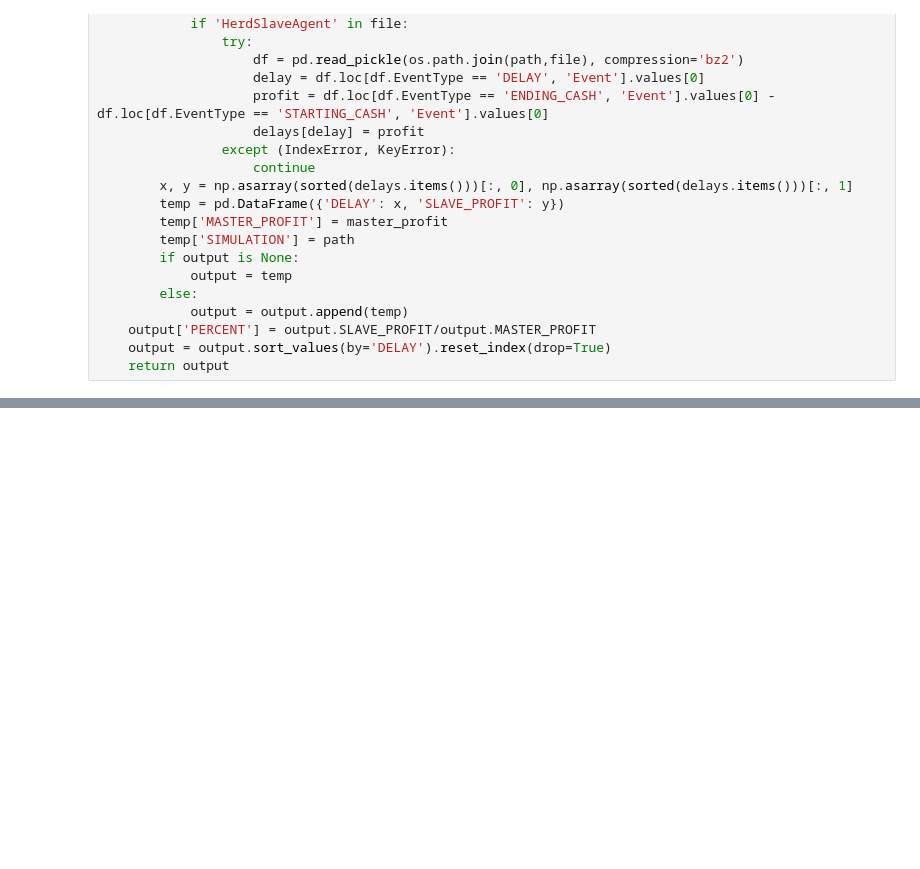
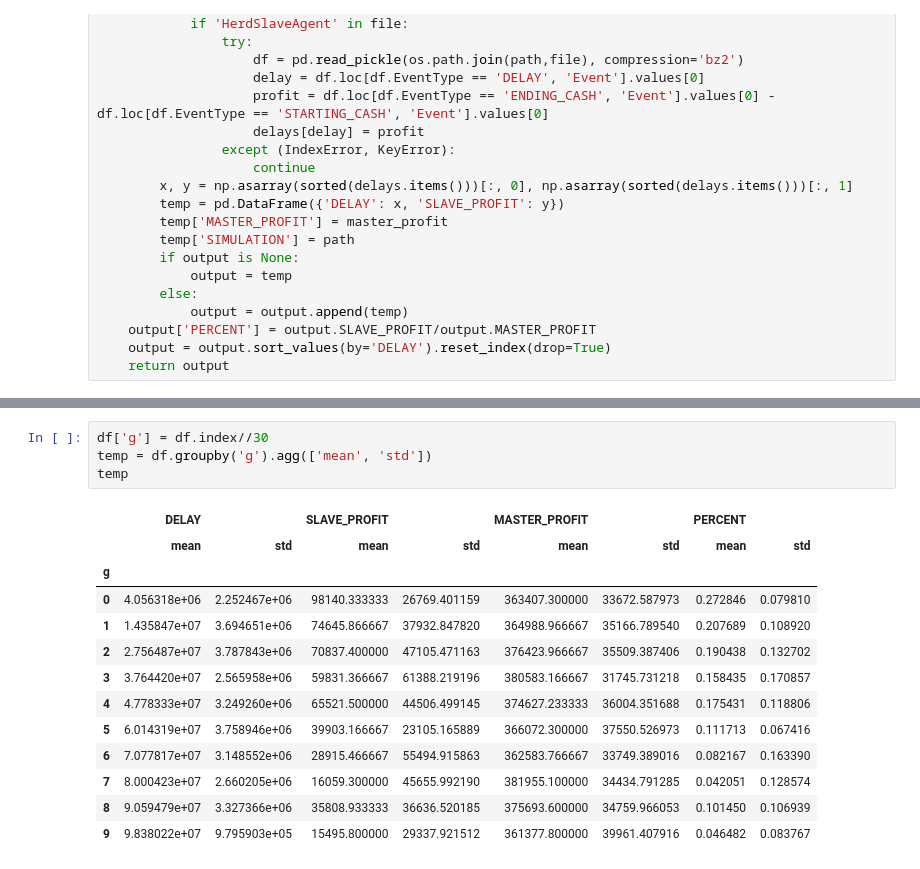
Before and after one commit to hogier/abides, a Jupyter notebook: explore.ipynb, the cells around one changed output, grey strips where cells are left out. Cells and saved outputs as stored; diff of their text form; blank space fills up the shorter version.

```diff
--- a/explore.ipynb
+++ b/explore.ipynb
@@ -114,0 +192,18 @@ plt.show()
+# %%
+df['g'] = df.index//30
+temp = df.groupby('g').agg(['mean', 'std'])
+temp
+# %% [output]
+|  | DELAY |  | SLAVE_PROFIT |  | MASTER_PROFIT |  | PERCENT |  |
+|  | mean | std | mean | std | mean | std | mean | std |
+| g |  |  |  |  |  |  |  |  |
+| 0 | 4.056318e+06 | 2.252467e+06 | 98140.333333 | 26769.401159 | 363407.300000 | 33672.587973 | 0.272846 | 0.079810 |
+| 1 | 1.435847e+07 | 3.694651e+06 | 74645.866667 | 37932.847820 | 364988.966667 | 35166.789540 | 0.207689 | 0.108920 |
+| 2 | 2.756487e+07 | 3.787843e+06 | 70837.400000 | 47105.471163 | 376423.966667 | 35509.387406 | 0.190438 | 0.132702 |
+| 3 | 3.764420e+07 | 2.565958e+06 | 59831.366667 | 61388.219196 | 380583.166667 | 31745.731218 | 0.158435 | 0.170857 |
+| 4 | 4.778333e+07 | 3.249260e+06 | 65521.500000 | 44506.499145 | 374627.233333 | 36004.351688 | 0.175431 | 0.118806 |
+| 5 | 6.014319e+07 | 3.758946e+06 | 39903.166667 | 23105.165889 | 366072.300000 | 37550.526973 | 0.111713 | 0.067416 |
+| 6 | 7.077817e+07 | 3.148552e+06 | 28915.466667 | 55494.915863 | 362583.766667 | 33749.389016 | 0.082167 | 0.163390 |
+| 7 | 8.000423e+07 | 2.660205e+06 | 16059.300000 | 45655.992190 | 381955.100000 | 34434.791285 | 0.042051 | 0.128574 |
+| 8 | 9.059479e+07 | 3.327366e+06 | 35808.933333 | 36636.520185 | 375693.600000 | 34759.966053 | 0.101450 | 0.106939 |
+| 9 | 9.838022e+07 | 9.795903e+05 | 15495.800000 | 29337.921512 | 361377.800000 | 39961.407916 | 0.046482 | 0.083767 |
```
Also changed, not shown: parts of 11 cells of this notebook, 2 other files.
